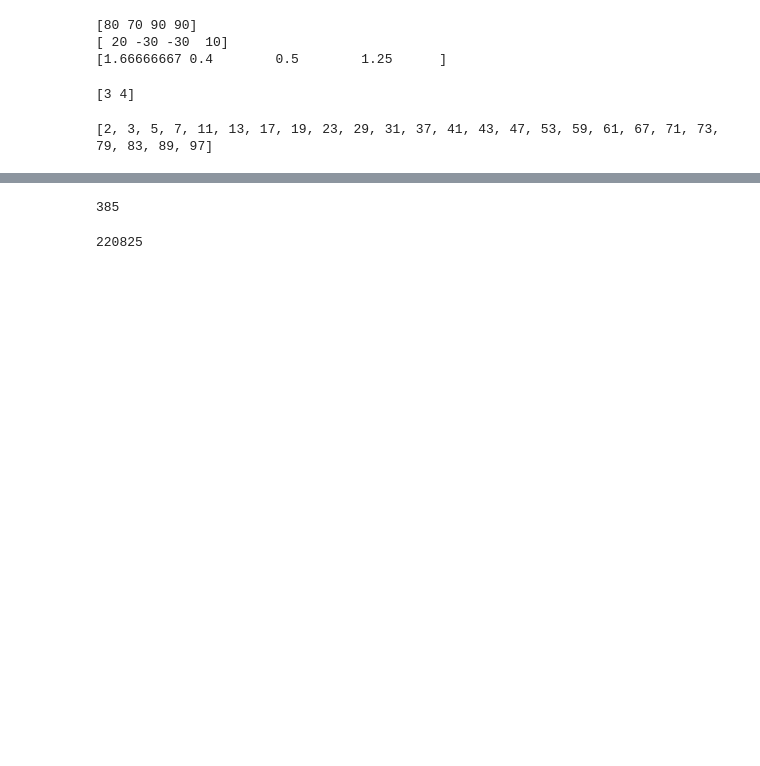
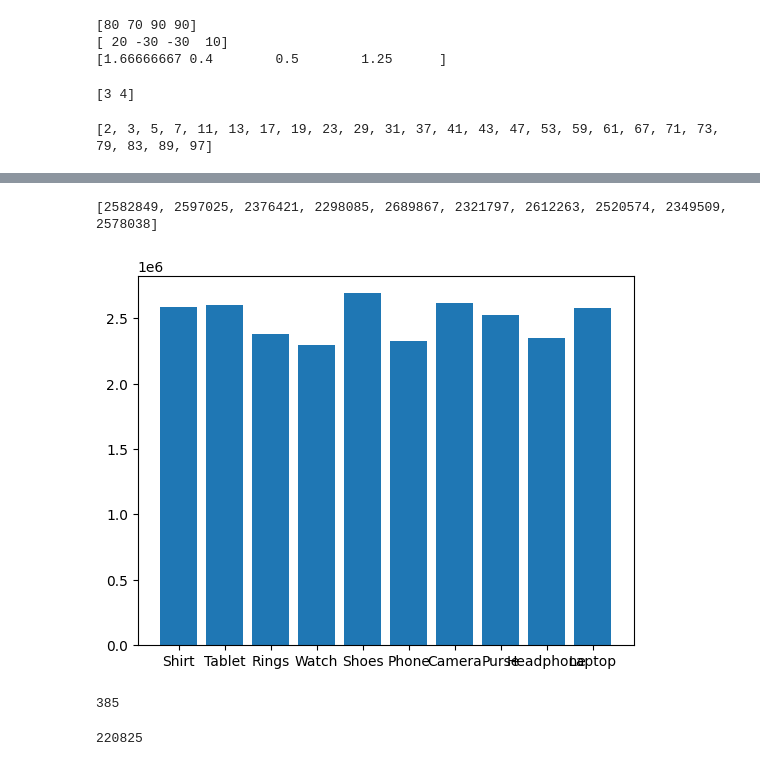
Before and after one commit to priyankarana5650-commits/PriyankaRana, a Jupyter notebook: PriyaRana11.ipynb, the cells around one changed output, grey strips where cells are left out. Saved outputs shown, nothing was run; the diff lists cells and outputs as text; code cells hidden in the pictures; blank space fills up the shorter version.

```diff
--- a/PriyaRana11.ipynb
+++ b/PriyaRana11.ipynb
@@ -245,3 +330,21 @@ print(prime_numbers)
+# %%
+unique_product=[]
+state_wise_product=[]
+for i in product:
+  if i not in unique_product:
+    unique_product.append(i)
+    state_wise_product.append(0)
+
+for i in range(len(product)):
+  index=unique_product.index(product[i])
+  state_wise_product[index]=state_wise_product[index]+amount[i]
+print(state_wise_product)
+import matplotlib.pyplot as plt
+plt.bar(unique_product, state_wise_product)
+plt.show()
+# %% [output]
+[2582849, 2597025, 2376421, 2298085, 2689867, 2321797, 2612263, 2520574, 2349509, 2578038]
+[figure, added]
 # %%
 # square from 1 to 10
 sum=0
```
Also changed, not shown: parts of 7 cells of this notebook.
